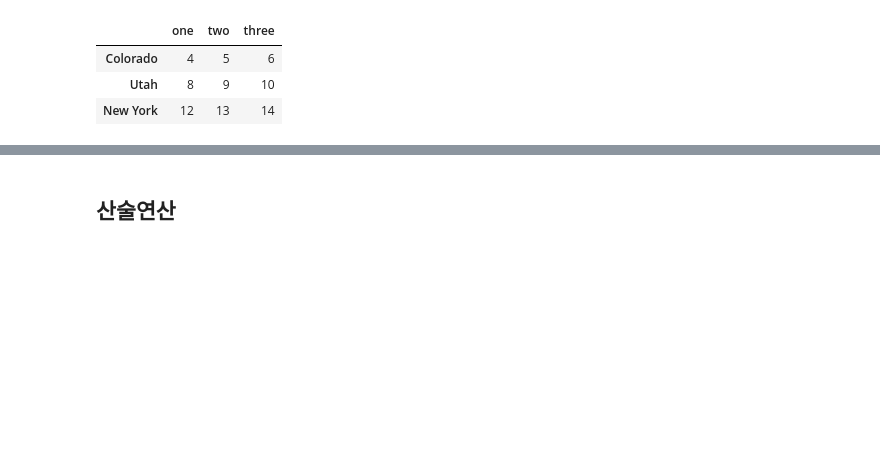
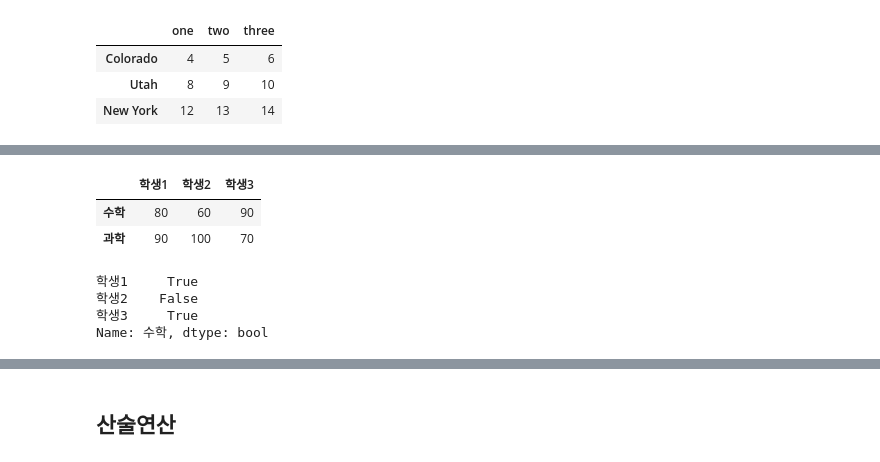
Before and after one commit to lseongjoo/bigpy, a Jupyter notebook: pandas.ipynb, the cells around one changed output, grey strips where cells are left out. Saved outputs shown, nothing was run; the diff lists cells and outputs as text; code cells hidden in the pictures; blank space fills up the shorter version.

```diff
--- a/pandas.ipynb
+++ b/pandas.ipynb
@@ -1038,0 +1110,19 @@ data.ix[data.three > 5, :3]
+# %%
+from pandas import DataFrame, Series
+
+scores = {u'학생1': {u'국어': 70, u'수학': 80, u'과학': 90, u'성별': u'남'} ,
+          u'학생2': {u'수학': 60, u'국어': 80, u'과학': 100, u'성별': u'여'},
+          u'학생3': {u'과학': 70,u'국어': 90, u'수학': 90, u'성별': u'여'}}
+frame = DataFrame(scores)
+frame.ix[[u'수학', u'과학']]
+# %% [output]
+|  | 학생1 | 학생2 | 학생3 |
+| 수학 | 80 | 60 | 90 |
+| 과학 | 90 | 100 | 70 |
+# %%
+frame.ix[u'수학']>=80
+# %% [output]
+학생1     True
+학생2    False
+학생3     True
+Name: 수학, dtype: bool
```
Also changed, not shown: parts of 77 cells of this notebook, 4 other files.
